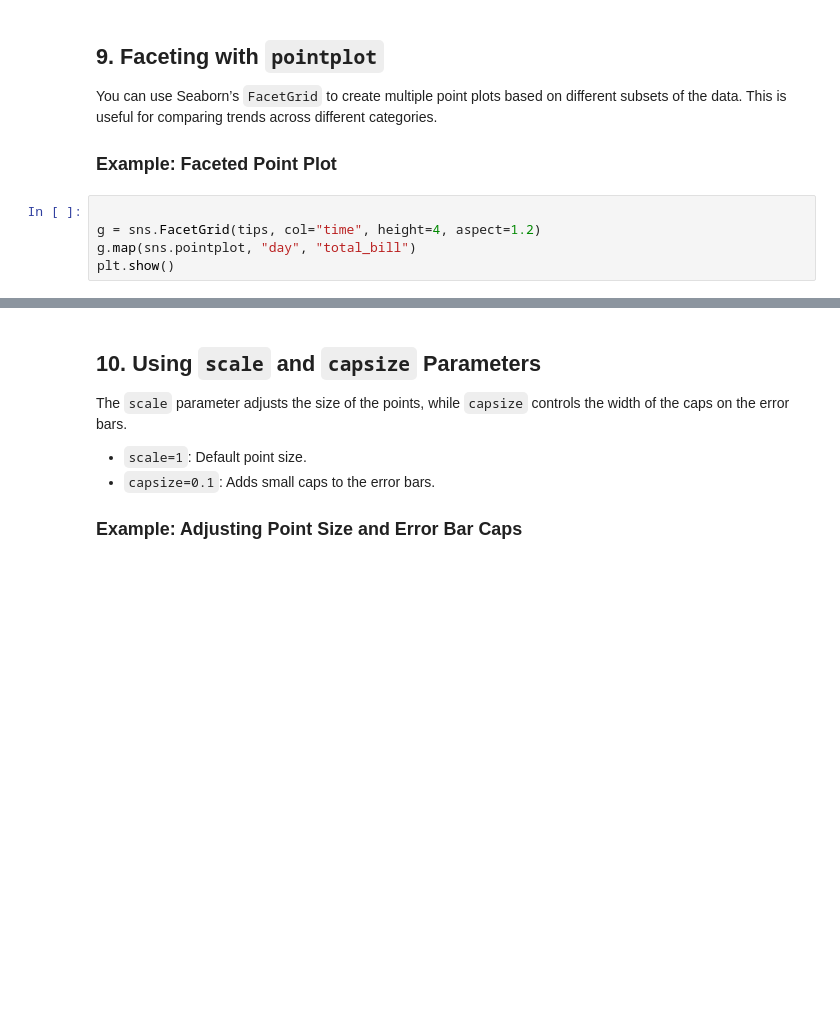
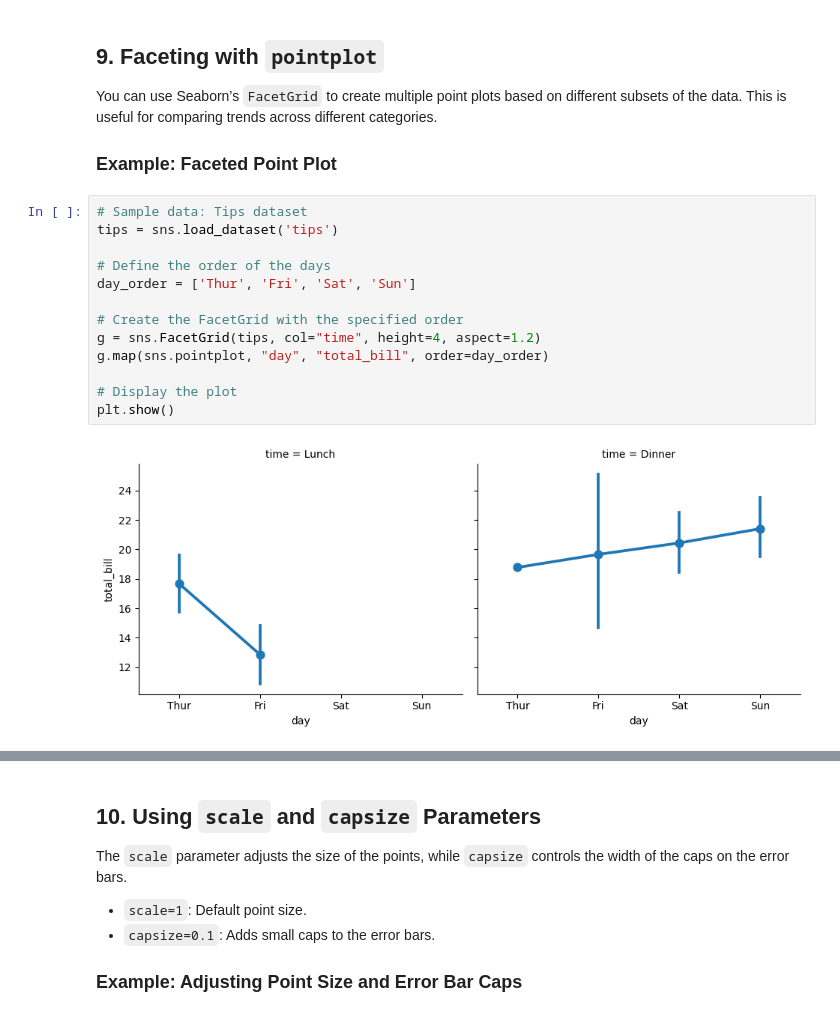
Before and after one commit to 050abhay/DataAnalytic, a Jupyter notebook: Seaborn/Pointplot.ipynb, the cells around one changed output, grey strips where cells are left out. Drawn from its saved outputs; the diff is of its cells as text; blank space fills up the shorter version.

```diff
--- a/Seaborn/Pointplot.ipynb
+++ b/Seaborn/Pointplot.ipynb
@@ -136,9 +150,19 @@ In this example, the point plot is created using the available data, ignoring th
 You can use Seaborn’s `FacetGrid` to create multiple point plots based on different subsets of the data. This is useful for comparing trends across different categories.
 
 ### Example: Faceted Point Plot
-# %%
-
-g = sns.FacetGrid(tips, col="time", height=4, aspect=1.2)
-g.map(sns.pointplot, "day", "total_bill")
-plt.show()
+# %%
+# Sample data: Tips dataset
+tips = sns.load_dataset('tips')
+
+# Define the order of the days
+day_order = ['Thur', 'Fri', 'Sat', 'Sun']
+
+# Create the FacetGrid with the specified order
+g = sns.FacetGrid(tips, col="time", height=4, aspect=1.2)
+g.map(sns.pointplot, "day", "total_bill", order=day_order)
+
+# Display the plot
+plt.show()
+# %% [output]
+[figure, added]
 # %% [markdown]
```
Also changed, not shown: parts of 14 cells of this notebook, 13 other files.
